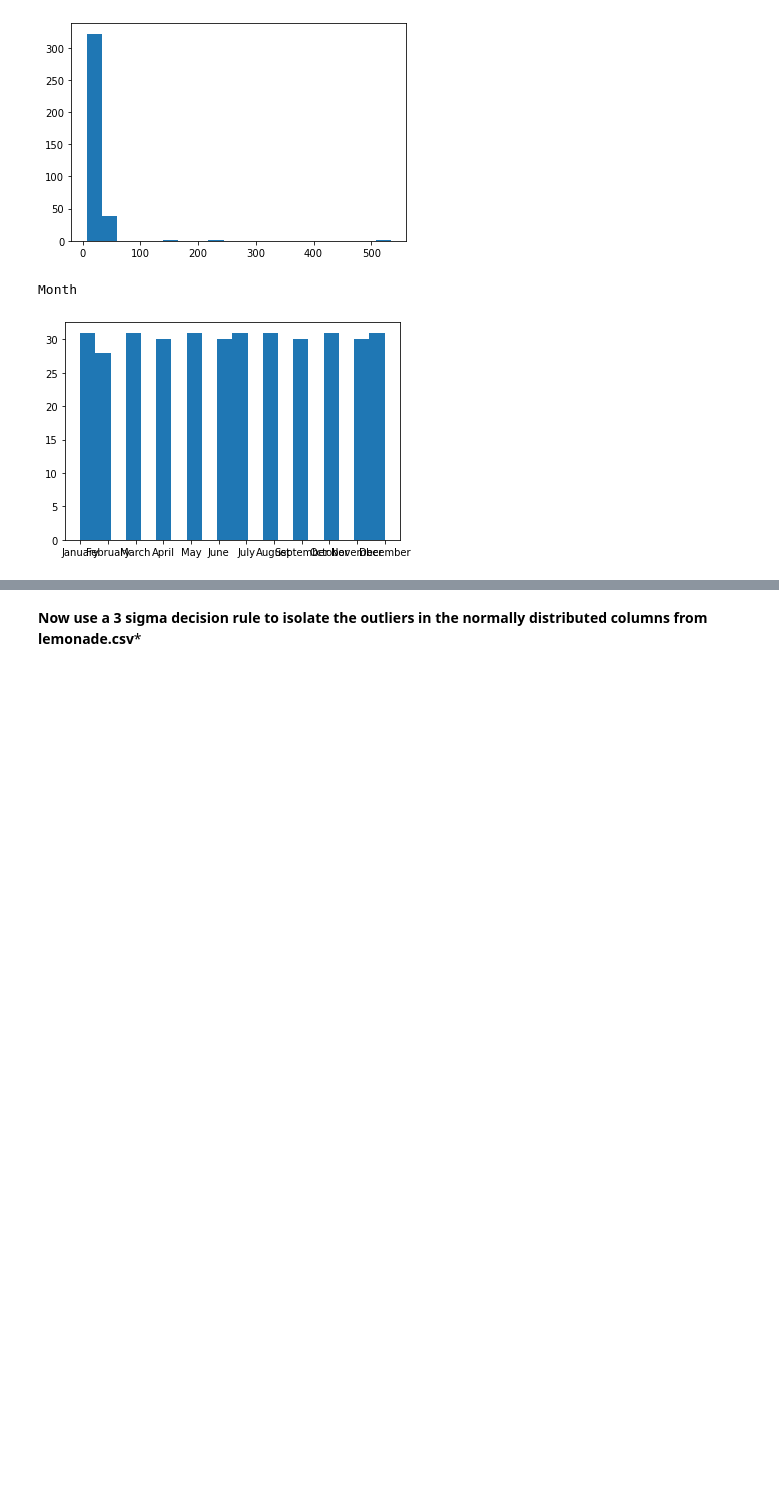
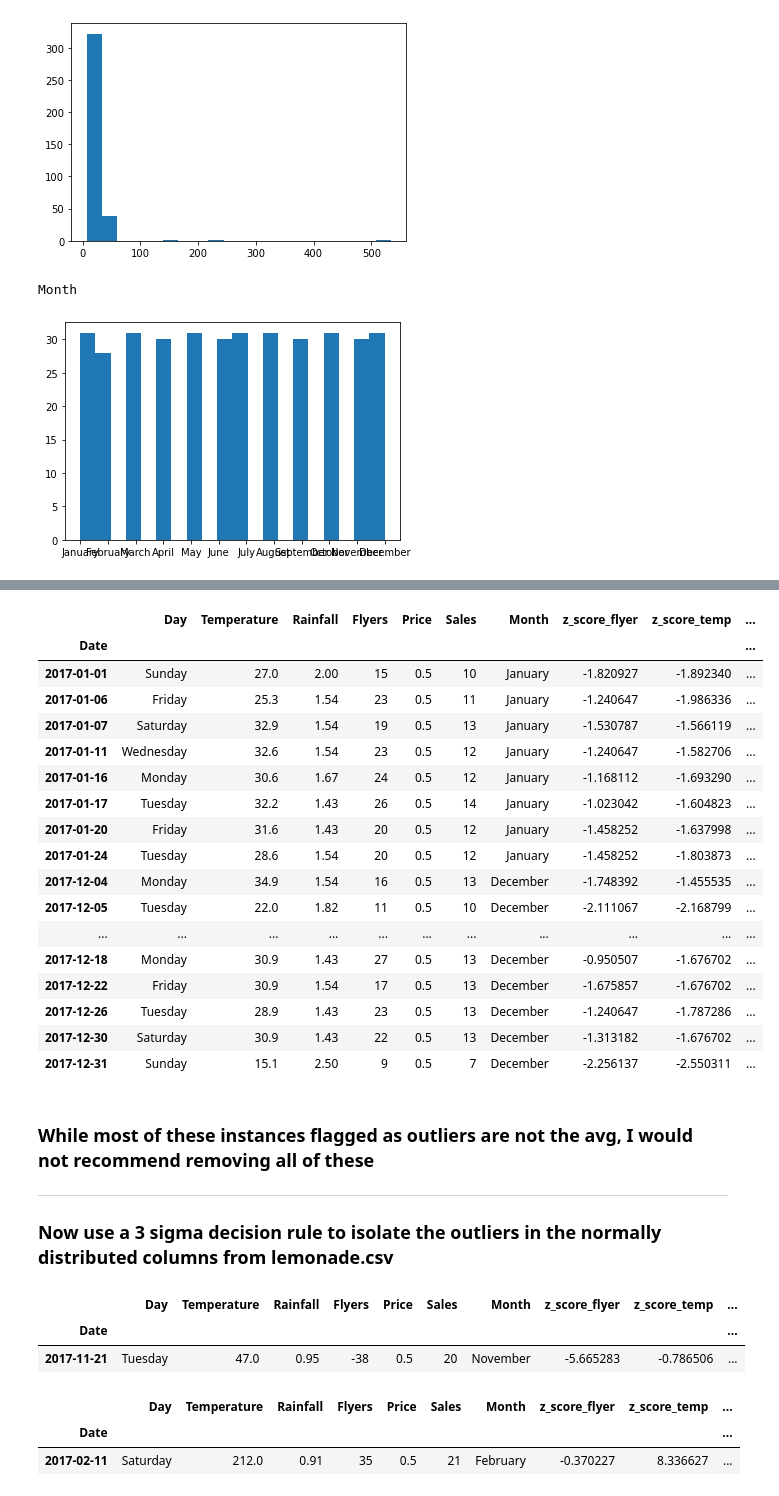
Before and after one commit to BraedenWright/anomaly-detection-exercises, a Jupyter notebook: anomaly_detection_exercises.ipynb, the cells around one changed output, grey strips where cells are left out. Cells and saved outputs as stored; diff of their text form; code cells hidden in the pictures; blank space fills up the shorter version.

```diff
--- a/anomaly_detection_exercises.ipynb
+++ b/anomaly_detection_exercises.ipynb
@@ -295,0 +294,13 @@ Month
+# %%
+# Flyers, Temp and Rainfall all have normal distribution
+
+# Flyers
+df['z_score_flyer'] = (df['Flyers'] - df['Flyers'].mean()) / df['Flyers'].std()
+
+# Temperature
+df['z_score_temp'] = (df['Temperature'] - df['Temperature'].mean()) / df['Temperature'].std()
+
+# Rainfall
+df['z_score_rainfall'] = (df['Rainfall'] - df['Rainfall'].mean()) / df['Rainfall'].std()
+
+df.head()
@@ -296,2 +350,41 @@ Month
+# %%
+# Rainfall
+df[df.z_score_rainfall.abs() > 2]
+# %% [output]
+|  | Day | Temperature | Rainfall | Flyers | Price | Sales | Month | z_score_flyer | z_score_temp | ... |
+| Date |  |  |  |  |  |  |  |  |  | ... |
+| 2017-01-01 | Sunday | 27.0 | 2.00 | 15 | 0.5 | 10 | January | -1.820927 | -1.892340 | ... |
+| 2017-01-06 | Friday | 25.3 | 1.54 | 23 | 0.5 | 11 | January | -1.240647 | -1.986336 | ... |
+| 2017-01-07 | Saturday | 32.9 | 1.54 | 19 | 0.5 | 13 | January | -1.530787 | -1.566119 | ... |
+| 2017-01-11 | Wednesday | 32.6 | 1.54 | 23 | 0.5 | 12 | January | -1.240647 | -1.582706 | ... |
+| 2017-01-16 | Monday | 30.6 | 1.67 | 24 | 0.5 | 12 | January | -1.168112 | -1.693290 | ... |
+| 2017-01-17 | Tuesday | 32.2 | 1.43 | 26 | 0.5 | 14 | January | -1.023042 | -1.604823 | ... |
+| 2017-01-20 | Friday | 31.6 | 1.43 | 20 | 0.5 | 12 | January | -1.458252 | -1.637998 | ... |
+| 2017-01-24 | Tuesday | 28.6 | 1.54 | 20 | 0.5 | 12 | January | -1.458252 | -1.803873 | ... |
+| 2017-12-04 | Monday | 34.9 | 1.54 | 16 | 0.5 | 13 | December | -1.748392 | -1.455535 | ... |
+| 2017-12-05 | Tuesday | 22.0 | 1.82 | 11 | 0.5 | 10 | December | -2.111067 | -2.168799 | ... |
+| ... | ... | ... | ... | ... | ... | ... | ... | ... | ... | ... |
+| 2017-12-18 | Monday | 30.9 | 1.43 | 27 | 0.5 | 13 | December | -0.950507 | -1.676702 | ... |
+| 2017-12-22 | Friday | 30.9 | 1.54 | 17 | 0.5 | 13 | December | -1.675857 | -1.676702 | ... |
+| 2017-12-26 | Tuesday | 28.9 | 1.43 | 23 | 0.5 | 13 | December | -1.240647 | -1.787286 | ... |
+| 2017-12-30 | Saturday | 30.9 | 1.43 | 22 | 0.5 | 13 | December | -1.313182 | -1.676702 | ... |
+| 2017-12-31 | Sunday | 15.1 | 2.50 | 9 | 0.5 | 7 | December | -2.256137 | -2.550311 | ... |
 # %% [markdown]
-**Now use a 3 sigma decision rule to isolate the outliers in the normally distributed columns from lemonade.csv***
+### While most of these instances flagged as outliers are not the avg, I would not recommend removing all of these
+
+-----------
+### Now use a 3 sigma decision rule to isolate the outliers in the normally distributed columns from lemonade.csv
+# %%
+# Flyers
+df[df.z_score_flyer.abs() > 3]
+# %% [output]
+|  | Day | Temperature | Rainfall | Flyers | Price | Sales | Month | z_score_flyer | z_score_temp | ... |
+| Date |  |  |  |  |  |  |  |  |  | ... |
+| 2017-11-21 | Tuesday | 47.0 | 0.95 | -38 | 0.5 | 20 | November | -5.665283 | -0.786506 | ... |
+# %%
+# Temperature
+df[df.z_score_temp.abs() > 3]
+# %% [output]
+|  | Day | Temperature | Rainfall | Flyers | Price | Sales | Month | z_score_flyer | z_score_temp | ... |
+| Date |  |  |  |  |  |  |  |  |  | ... |
+| 2017-02-11 | Saturday | 212.0 | 0.91 | 35 | 0.5 | 21 | February | -0.370227 | 8.336627 | ... |
```
Also changed, not shown: parts of 6 cells of this notebook.
